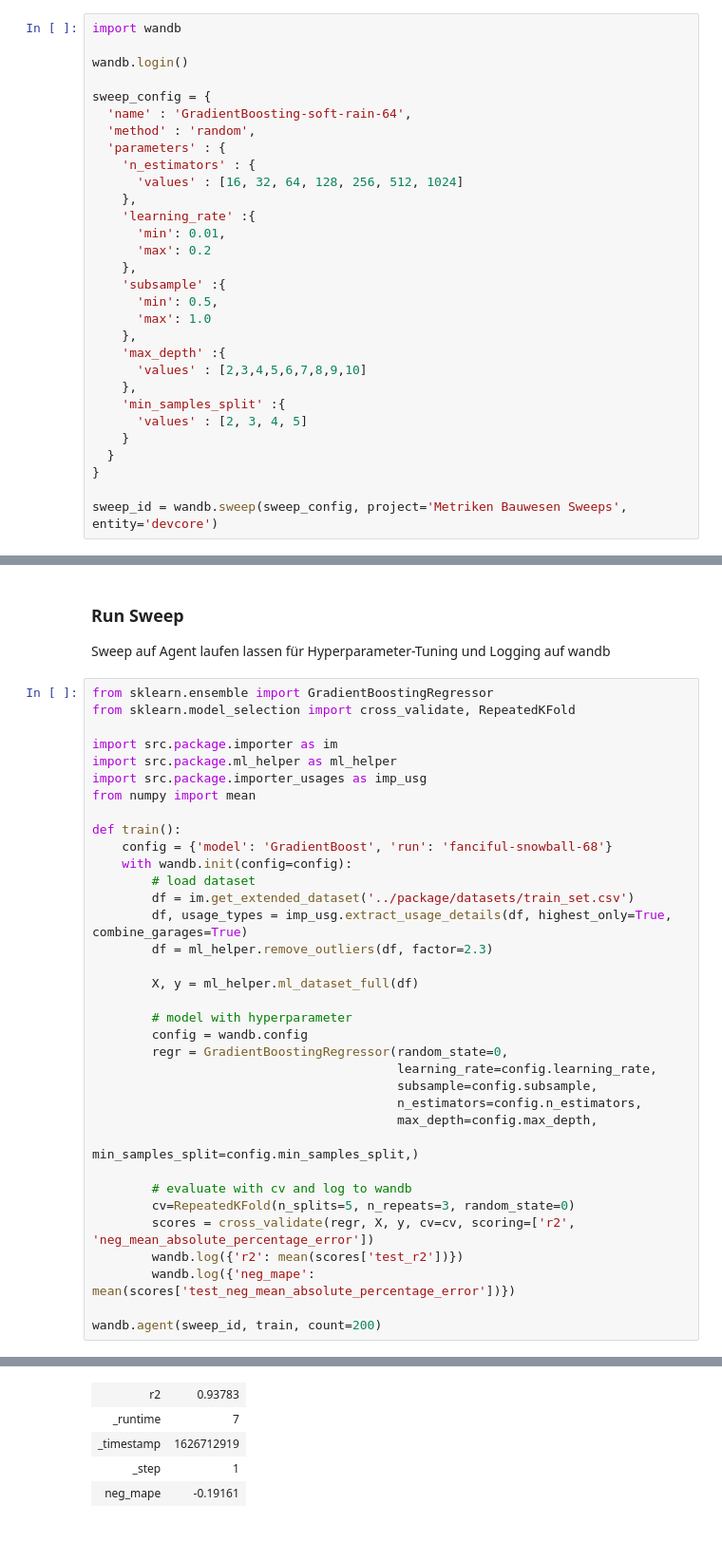
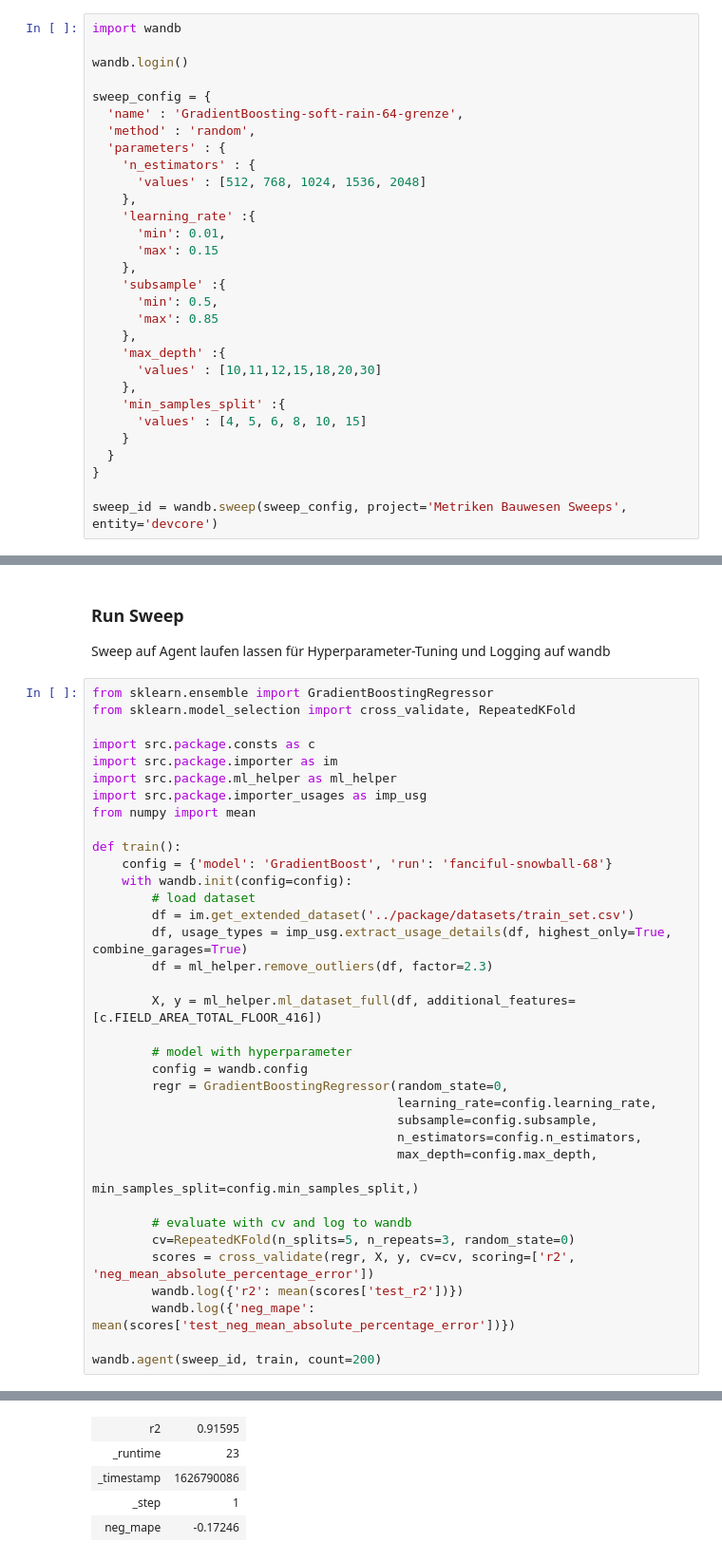
Before and after one commit to FHNW-RW/ip5-metriken-bauwesen, a Jupyter notebook: src/weight_and_bias/wandb-tuning.ipynb, the cells around one changed output, grey strips where cells are left out. Shown at 95% size. Saved outputs shown, nothing was run; the diff lists cells and outputs as text.

```diff
--- a/src/weight_and_bias/wandb-tuning.ipynb
+++ b/src/weight_and_bias/wandb-tuning.ipynb
@@ -10,25 +10,25 @@ import wandb
 wandb.login()
 
 sweep_config = {
-  'name' : 'GradientBoosting-soft-rain-64',
+  'name' : 'GradientBoosting-soft-rain-64-grenze',
   'method' : 'random',
   'parameters' : {
     'n_estimators' : {
-      'values' : [16, 32, 64, 128, 256, 512, 1024]
+      'values' : [512, 768, 1024, 1536, 2048]
     },
     'learning_rate' :{
       'min': 0.01,
-      'max': 0.2
+      'max': 0.15
     },
     'subsample' :{
       'min': 0.5,
-      'max': 1.0
+      'max': 0.85
     },
     'max_depth' :{
-      'values' : [2,3,4,5,6,7,8,9,10]
+      'values' : [10,11,12,15,18,20,30]
     },
     'min_samples_split' :{
-      'values' : [2, 3, 4, 5]
+      'values' : [4, 5, 6, 8, 10, 15]
     }
   }
 }
@@ -48,6 +45,7 @@ Sweep auf Agent laufen lassen für Hyperparameter-Tuning und Logging auf wandb
 from sklearn.ensemble import GradientBoostingRegressor
 from sklearn.model_selection import cross_validate, RepeatedKFold
 
+import src.package.consts as c
 import src.package.importer as im
 import src.package.ml_helper as ml_helper
 import src.package.importer_usages as imp_usg
@@ -61,7 +59,7 @@ def train():
         df, usage_types = imp_usg.extract_usage_details(df, highest_only=True, combine_garages=True)
         df = ml_helper.remove_outliers(df, factor=2.3)
 
-        X, y = ml_helper.ml_dataset_full(df)
+        X, y = ml_helper.ml_dataset_full(df, additional_features=[c.FIELD_AREA_TOTAL_FLOOR_416])
 
         # model with hyperparameter
         config = wandb.config
@@ -127,9 +99,9 @@ Find internal logs for this run at: D:\Development\FHNW\ip5-metriken-bauwesen\sr
 Run summary:
-| r2 | 0.93783 |
-| _runtime | 7 |
-| _timestamp | 1626712919 |
+| r2 | 0.91595 |
+| _runtime | 23 |
+| _timestamp | 1626790086 |
 | _step | 1 |
-| neg_mape | -0.19161 |
+| neg_mape | -0.17246 |
 Run history:
 | r2 | ▁ |
 | _runtime | ▁▁ |
```
Also changed, not shown: parts of 2 cells of this notebook, 4 other files.
